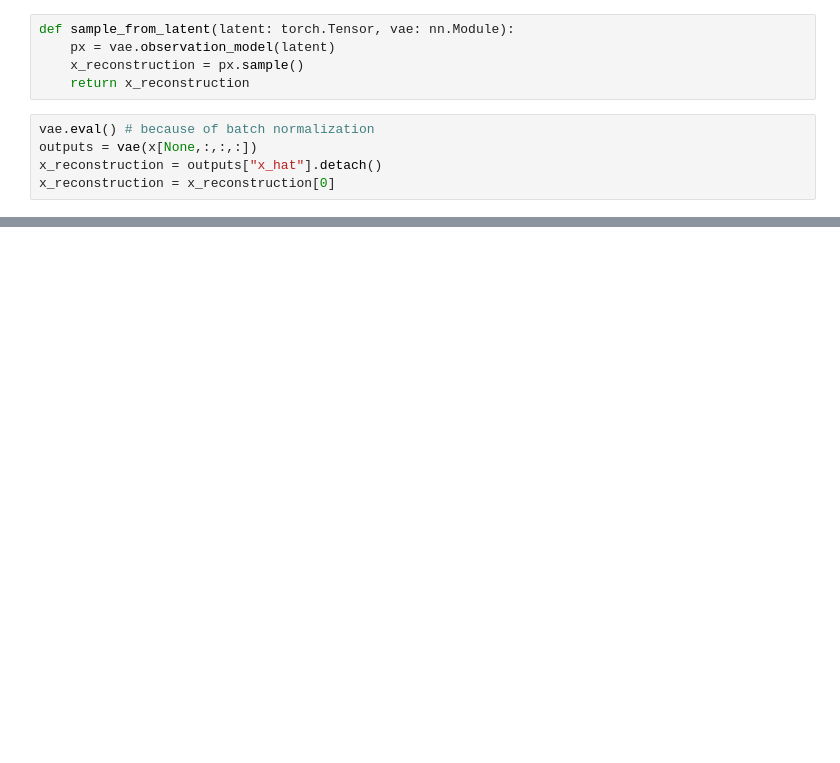
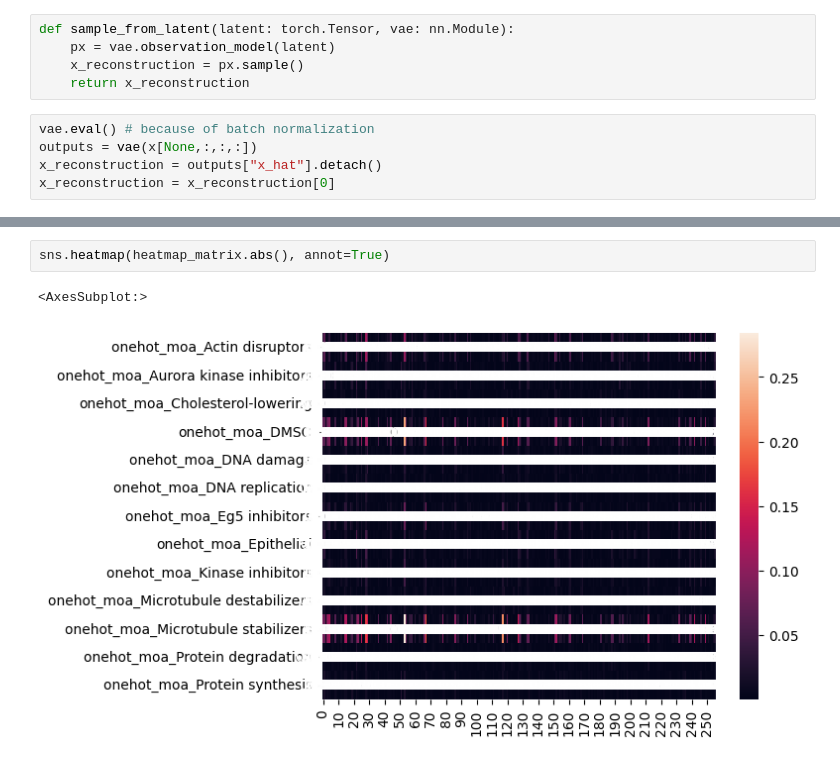
Before and after one commit to RasmusML/generative-models-for-phenotypic-profiling, a Jupyter notebook: Playground downstream.ipynb, the cells around one changed output, grey strips where cells are left out. Cells and saved outputs as stored; diff of their text form; blank space fills up the shorter version.

```diff
--- a/Playground downstream.ipynb
+++ b/Playground downstream.ipynb
@@ -463,0 +238,5 @@ sns.heatmap(df_cm, annot=True)
+# %%
+sns.heatmap(heatmap_matrix.abs(), annot=True)
+# %% [output]
+<AxesSubplot:>
+[figure, added]
```
Also changed, not shown: parts of 41 cells of this notebook.
